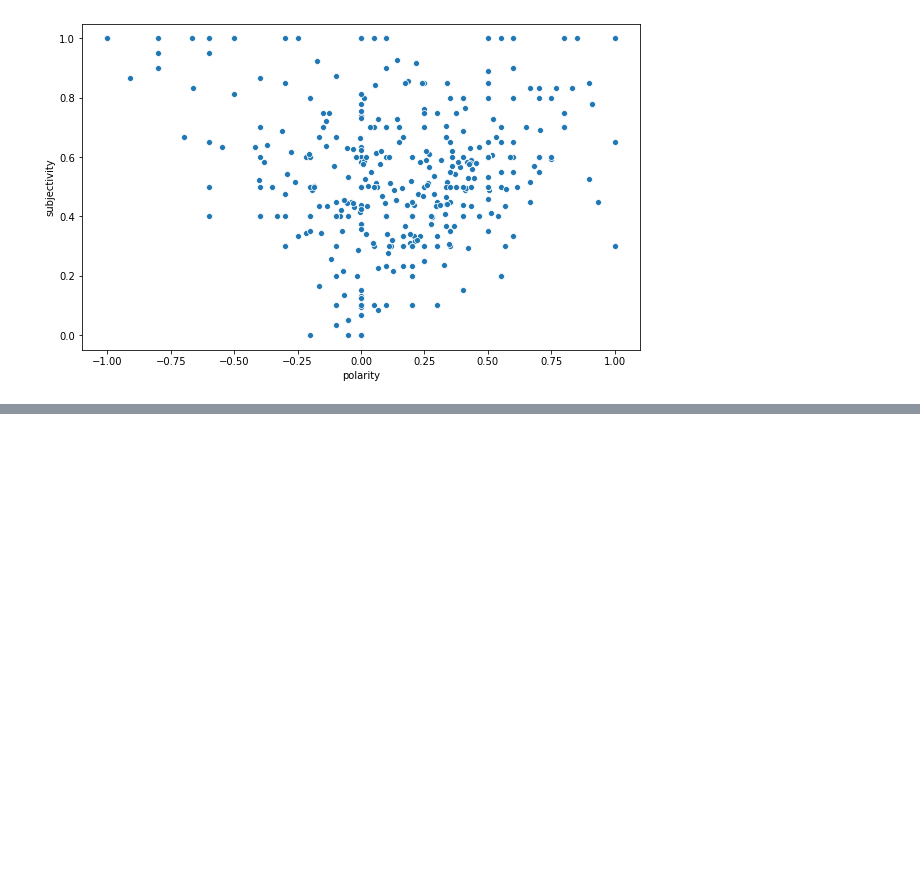
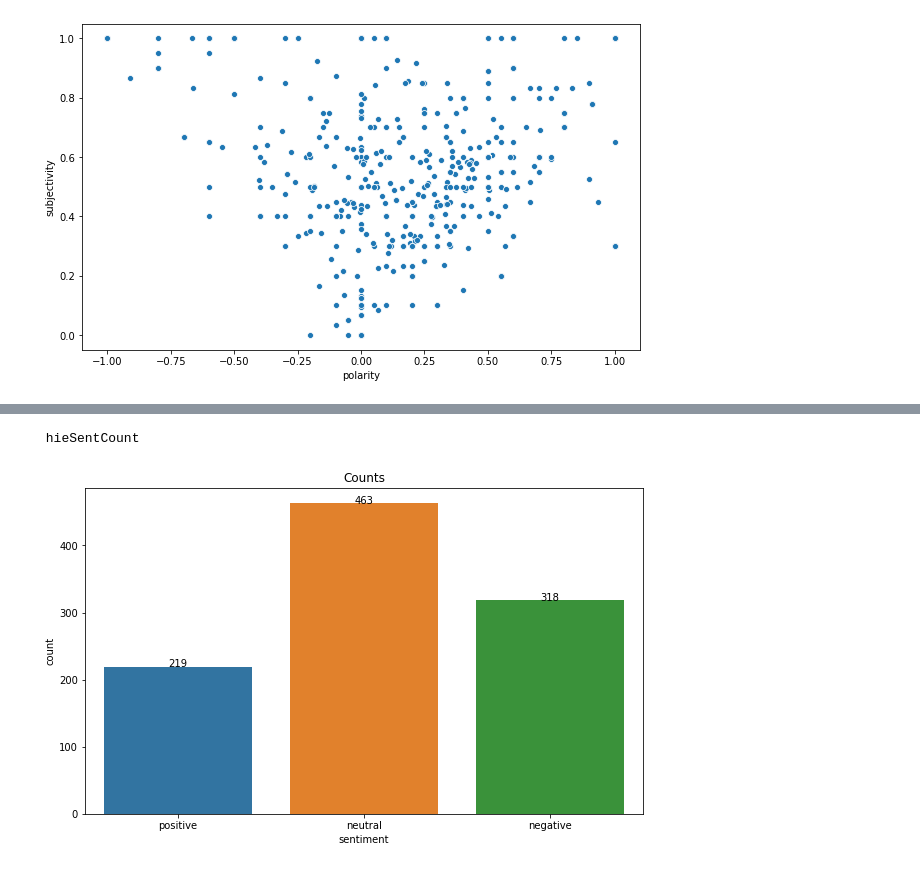
Before and after one commit to hsi-cy/dissertation, a Jupyter notebook: Untitled1.ipynb, the cells around one changed output, grey strips where cells are left out. Cells and saved outputs as stored; diff of their text form; code cells hidden in the pictures; blank space fills up the shorter version.

```diff
--- a/Untitled1.ipynb
+++ b/Untitled1.ipynb
@@ -241,0 +302,11 @@ plot_sentiments(extractionSentiment, save=True)
+# %%
+hieId = "WJyyJ7lexnM"
+hieComments = get_1kcomments(hieId, preprocess=False)
+# %%
+hieComments_ppv2 = [preprocess_text_v2(comment) for comment in hieComments]
+# %%
+hieSent = sentiment(hieComments_ppv2)
+show_sentiment_counts(sentiment_counts(hieSent), save=True)
+# %% [output]
+ hieSentCount
+[figure, added]
```
Also changed, not shown: parts of 10 cells of this notebook, 8 other files.
